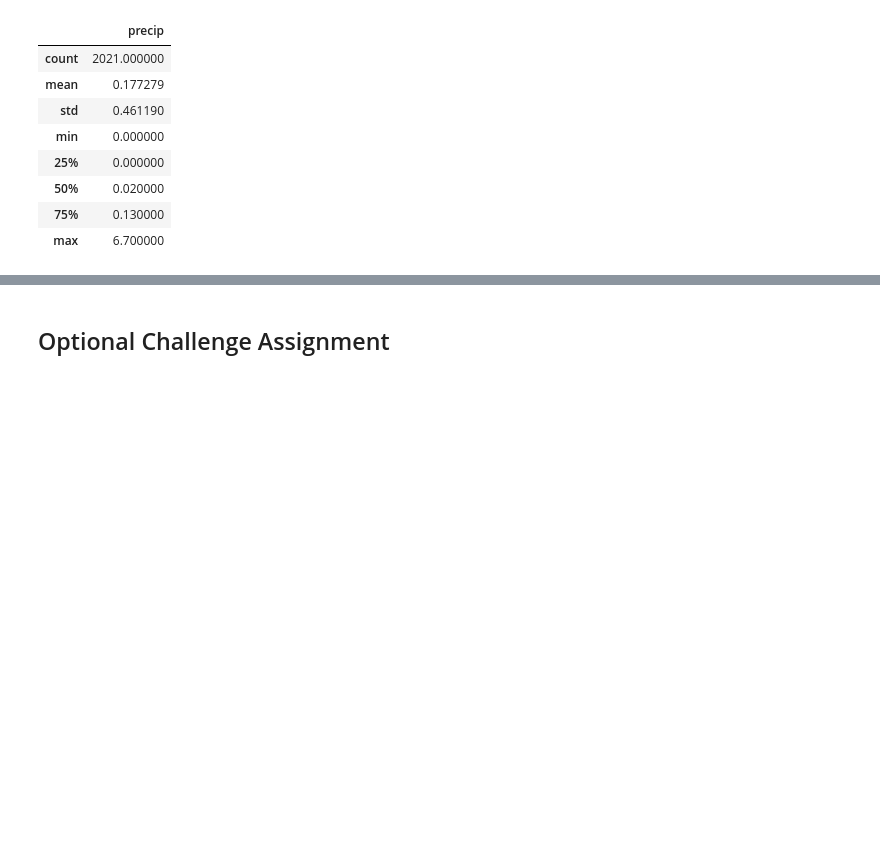
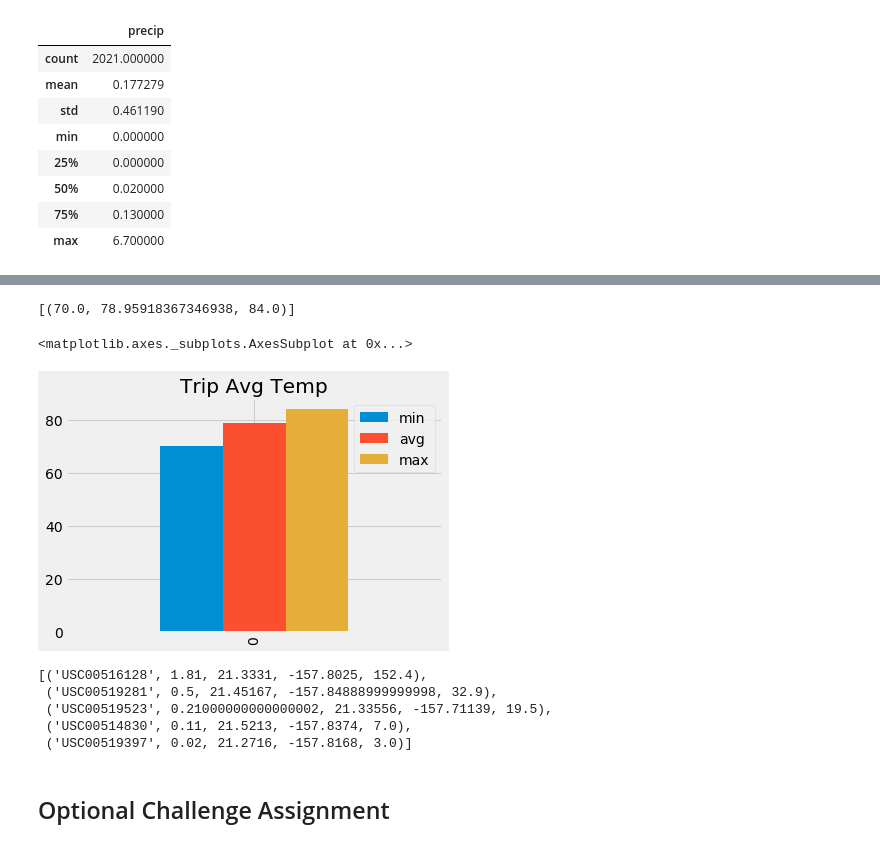
Before and after one commit to lesterstrouse/python-challenge, a Jupyter notebook: sqlalchemy/climate.ipynb, the cells around one changed output, grey strips where cells are left out. Saved outputs shown, nothing was run; the diff lists cells and outputs as text; code cells hidden in the pictures; blank space fills up the shorter version.

```diff
--- a/sqlalchemy/climate.ipynb
+++ b/sqlalchemy/climate.ipynb
@@ -175,14 +207,34 @@ print(calc_temps('2012-02-28', '2012-03-05'))
 # %%
 # Use your previous function `calc_temps` to calculate the tmin, tavg, and tmax
 # for your trip using the previous year's data for those same dates.
+print(calc_temps('2017-08-05','2017-08-16'))
+# %% [output]
+[(70.0, 78.95918367346938, 84.0)]
 # %%
 # Plot the results from your previous query as a bar chart.
 # Use "Trip Avg Temp" as your Title
 # Use the average temperature for the y value
 # Use the peak-to-peak (tmax-tmin) value as the y error bar (yerr)
+temptobs = session.query(func.min(Measurement.tobs), func.avg(Measurement.tobs), func.max(Measurement.tobs)).\
+        filter(Measurement.date >= '2017-08-05').filter(Measurement.date <= '2017-08-16').all()
+precip_df = pd.DataFrame(temptobs,columns=['min','avg','max'])
+precip_df.plot(kind='bar',title="Trip Avg Temp")
+# %% [output]
+<matplotlib.axes._subplots.AxesSubplot at 0x...>
+[figure, added]
 # %%
 # Calculate the total amount of rainfall per weather station for your trip dates using the previous year's matching dates.
 # Sort this in descending order by precipitation amount and list the station, name, latitude, longitude, and elevation
+session.query(Measurement.station,func.sum(Measurement.prcp),Station.latitude,Station.longitude,Station.elevation).\
+group_by(Measurement.station).order_by(func.sum(Measurement.prcp).desc()).\
+filter(Measurement.station==Station.station).filter(Measurement.date >= '2017-08-05').filter(Measurement.date <= '2017-08-16')\
+.all()
+# %% [output]
+[('USC00516128', 1.81, 21.3331, -157.8025, 152.4),
+ ('USC00519281', 0.5, 21.45167, -157.84888999999998, 32.9),
+ ('USC00519523', 0.21000000000000002, 21.33556, -157.71139, 19.5),
+ ('USC00514830', 0.11, 21.5213, -157.8374, 7.0),
+ ('USC00519397', 0.02, 21.2716, -157.8168, 3.0)]
 # %% [markdown]
 ## Optional Challenge Assignment
 # %%
```
Also changed, not shown: parts of 7 cells of this notebook, 1 other file.
